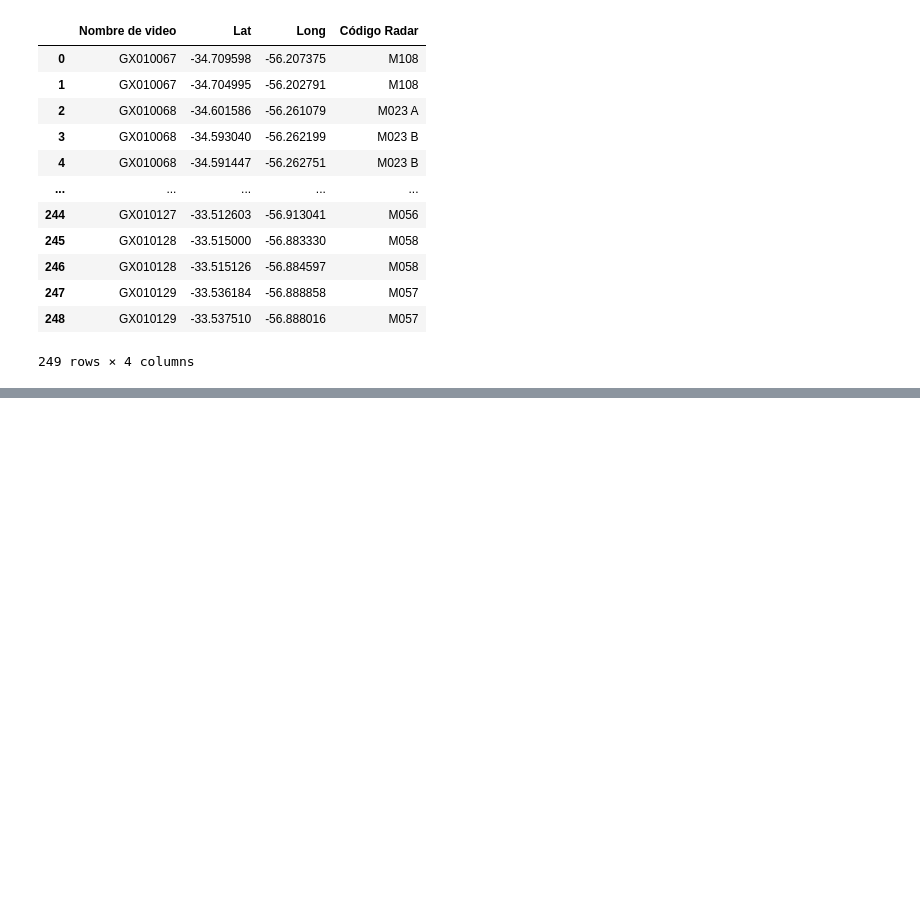
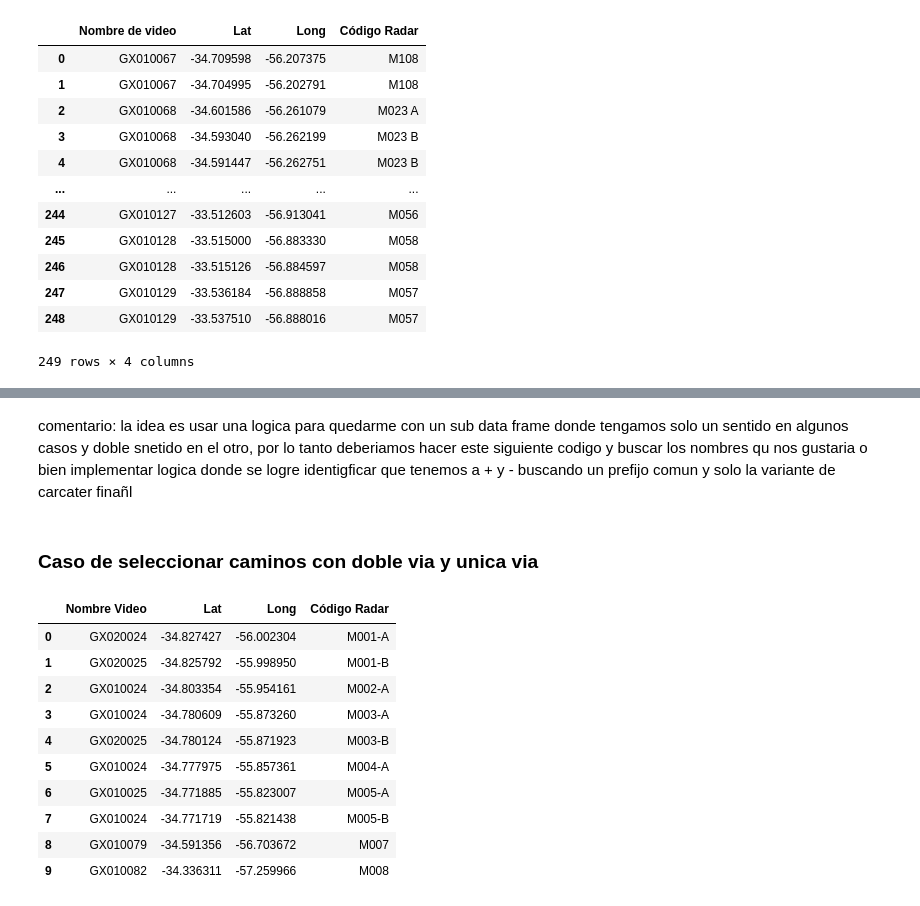
Before and after one commit to csi-FelipePino/SignScan, a Jupyter notebook: Tablas.ipynb, the cells around one changed output, grey strips where cells are left out. Cells and saved outputs as stored; diff of their text form; code cells hidden in the pictures; blank space fills up the shorter version.

```diff
--- a/Tablas.ipynb
+++ b/Tablas.ipynb
@@ -114,0 +172,21 @@ carteles
+# %% [markdown]
+comentario: la idea es usar una logica para quedarme con un sub data frame donde tengamos solo un sentido en algunos casos y doble snetido en el otro, por lo tanto deberiamos hacer este siguiente codigo y buscar los nombres qu nos gustaria o bien implementar logica donde se logre identigficar que tenemos a + y - buscando un prefijo comun y solo la variante de carcater finañl
+# %% [markdown]
+### Caso de seleccionar caminos con doble via y unica via
+# %%
+radares = pd.read_excel("radares_geolocalizacion.xlsx", sheet_name="Radares")
+radares["Código Radar"] = radares["Código Radar"].str.replace(" ", "", regex=False)
+radares["Código Radar"] = radares["Código Radar"].str.upper()
+radares.head(10)
+# %% [output]
+|  | Nombre Video | Lat | Long | Código Radar |
+| 0 | GX020024 | -34.827427 | -56.002304 | M001-A |
+| 1 | GX020025 | -34.825792 | -55.998950 | M001-B |
+| 2 | GX010024 | -34.803354 | -55.954161 | M002-A |
+| 3 | GX010024 | -34.780609 | -55.873260 | M003-A |
+| 4 | GX020025 | -34.780124 | -55.871923 | M003-B |
+| 5 | GX010024 | -34.777975 | -55.857361 | M004-A |
+| 6 | GX010025 | -34.771885 | -55.823007 | M005-A |
+| 7 | GX010024 | -34.771719 | -55.821438 | M005-B |
+| 8 | GX010079 | -34.591356 | -56.703672 | M007 |
+| 9 | GX010082 | -34.336311 | -57.259966 | M008 |
```
Also changed, not shown: parts of 10 cells of this notebook, 12 other files.
